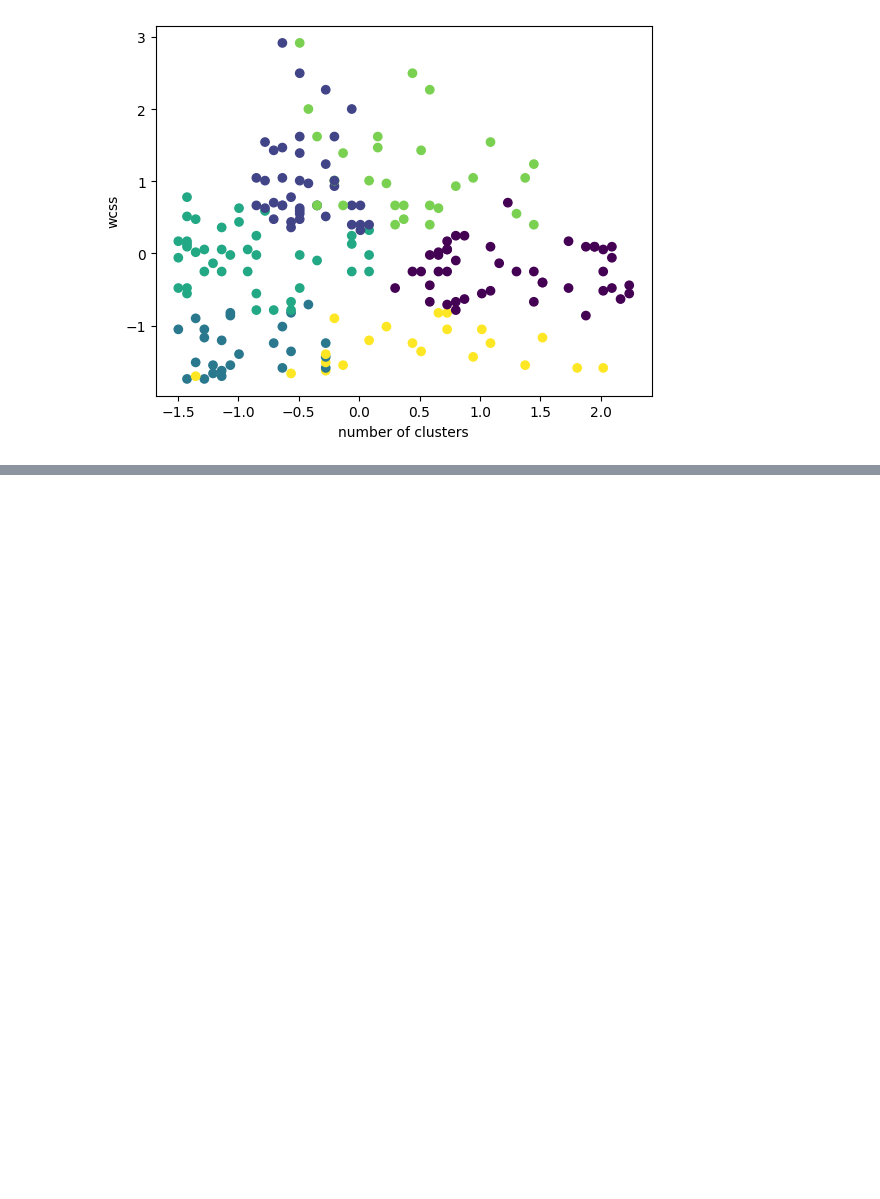
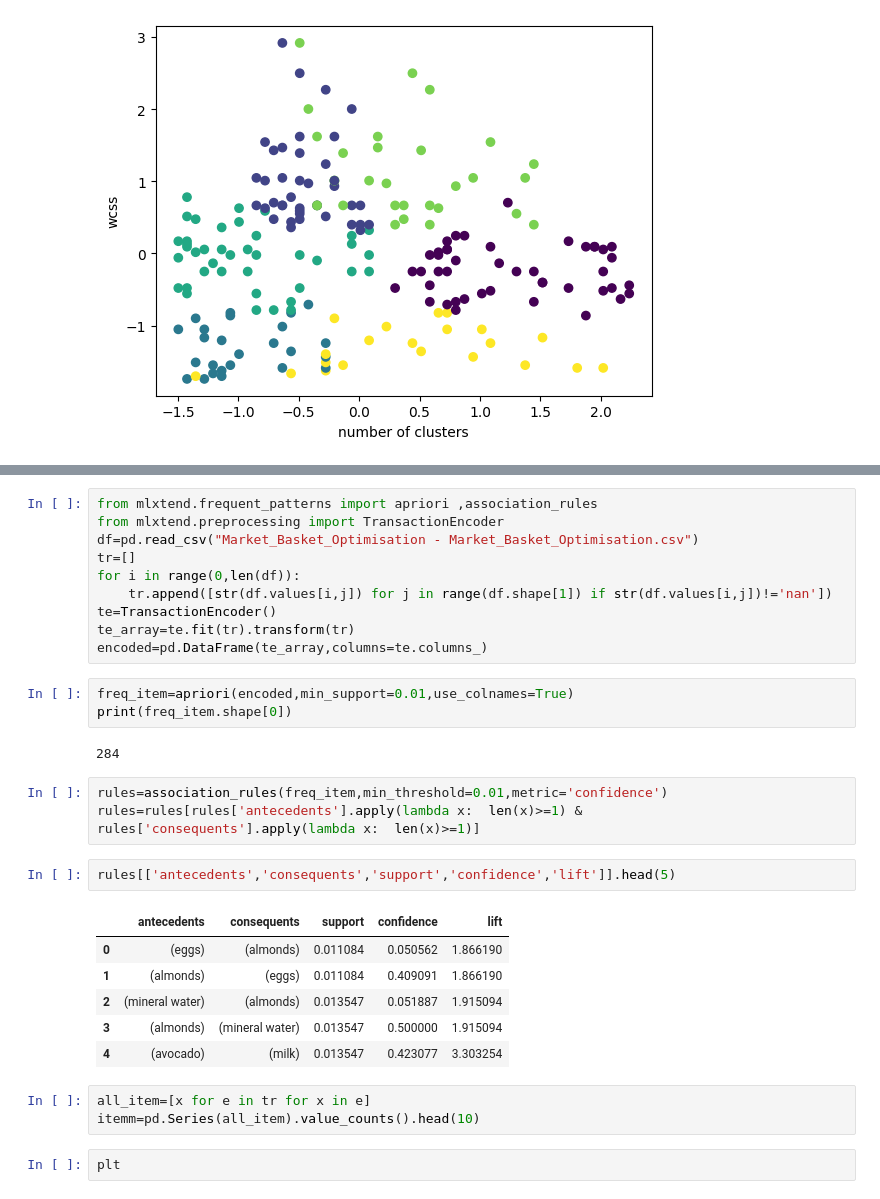
Before and after one commit to RayanPinto/BIDA, a Jupyter notebook: Untitled5.ipynb, the cells around one changed output, grey strips where cells are left out. Cells and saved outputs as stored; diff of their text form; blank space fills up the shorter version.

```diff
--- a/Untitled5.ipynb
+++ b/Untitled5.ipynb
@@ -74,0 +74,32 @@ TypeError: 'StandardScaler' object is not subscriptable
+# %%
+from mlxtend.frequent_patterns import apriori ,association_rules
+from mlxtend.preprocessing import TransactionEncoder
+df=pd.read_csv("Market_Basket_Optimisation - Market_Basket_Optimisation.csv")
+tr=[]
+for i in range(0,len(df)):
+    tr.append([str(df.values[i,j]) for j in range(df.shape[1]) if str(df.values[i,j])!='nan'])
+te=TransactionEncoder()
+te_array=te.fit(tr).transform(tr)
+encoded=pd.DataFrame(te_array,columns=te.columns_)
+# %%
+freq_item=apriori(encoded,min_support=0.01,use_colnames=True)
+print(freq_item.shape[0])
+# %% [output]
+284
+# %%
+rules=association_rules(freq_item,min_threshold=0.01,metric='confidence')
+rules=rules[rules['antecedents'].apply(lambda x:  len(x)>=1) & rules['consequents'].apply(lambda x:  len(x)>=1)]
+# %%
+rules[['antecedents','consequents','support','confidence','lift']].head(5)
+# %% [output]
+|  | antecedents | consequents | support | confidence | lift |
+| 0 | (eggs) | (almonds) | 0.011084 | 0.050562 | 1.866190 |
+| 1 | (almonds) | (eggs) | 0.011084 | 0.409091 | 1.866190 |
+| 2 | (mineral water) | (almonds) | 0.013547 | 0.051887 | 1.915094 |
+| 3 | (almonds) | (mineral water) | 0.013547 | 0.500000 | 1.915094 |
+| 4 | (avocado) | (milk) | 0.013547 | 0.423077 | 3.303254 |
+# %%
+all_item=[x for e in tr for x in e]
+itemm=pd.Series(all_item).value_counts().head(10)
+# %%
+plt
```
Also changed, not shown: parts of 1 cell of this notebook.
